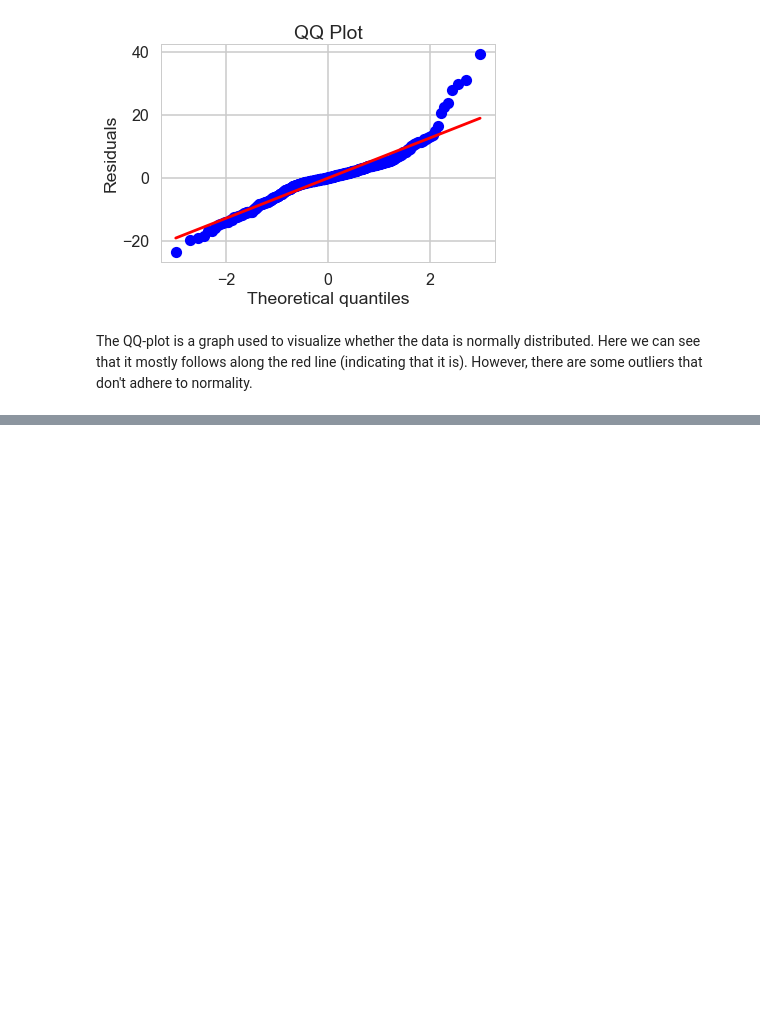
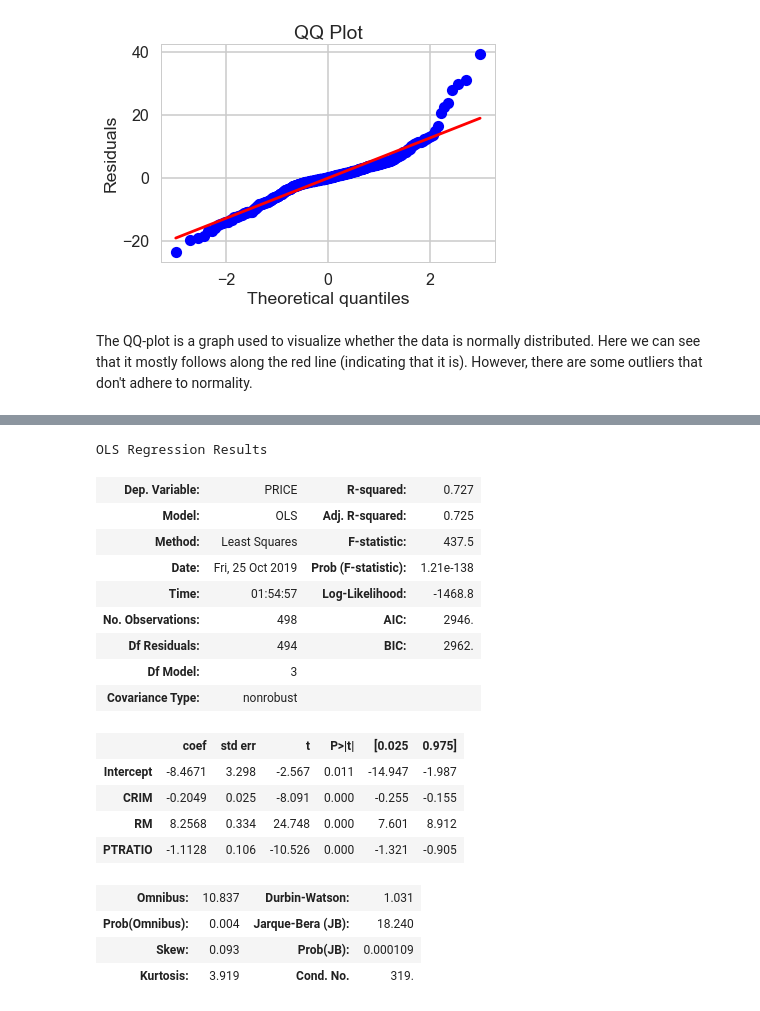
Before and after one commit to cisco3775/Linear-Regression-Using-Boston-Housing-Data-Set, a Jupyter notebook: Mini_Project_Linear_Regression.ipynb, the cells around one changed output, grey strips where cells are left out. Cells and saved outputs as stored; diff of their text form; code cells hidden in the pictures; blank space fills up the shorter version.

```diff
--- a/Mini_Project_Linear_Regression.ipynb
+++ b/Mini_Project_Linear_Regression.ipynb
@@ -842,0 +894,27 @@ The QQ-plot is a graph used to visualize whether the data is normally distribute
+# %%
+# Remove the outliers and high leverage points
+bos2 = bos.drop([364,365,367,368,369,370,371,372], axis=0)
+# %%
+# Running the regression again
+mult_vars2 = ols('PRICE ~ CRIM + RM + PTRATIO',bos2).fit()
+mult_vars2.summary()
+# %% [output]
+OLS Regression Results
+| Dep. Variable: | PRICE | R-squared: | 0.727 |
+| Model: | OLS | Adj. R-squared: | 0.725 |
+| Method: | Least Squares | F-statistic: | 437.5 |
+| Date: | Fri, 25 Oct 2019 | Prob (F-statistic): | 1.21e-138 |
+| Time: | 01:54:57 | Log-Likelihood: | -1468.8 |
+| No. Observations: | 498 | AIC: | 2946. |
+| Df Residuals: | 494 | BIC: | 2962. |
+| Df Model: | 3 |  |  |
+| Covariance Type: | nonrobust |  |  |
+|  | coef | std err | t | P>|t| | [0.025 | 0.975] |
+| Intercept | -8.4671 | 3.298 | -2.567 | 0.011 | -14.947 | -1.987 |
+| CRIM | -0.2049 | 0.025 | -8.091 | 0.000 | -0.255 | -0.155 |
+| RM | 8.2568 | 0.334 | 24.748 | 0.000 | 7.601 | 8.912 |
+| PTRATIO | -1.1128 | 0.106 | -10.526 | 0.000 | -1.321 | -0.905 |
+| Omnibus: | 10.837 | Durbin-Watson: | 1.031 |
+| Prob(Omnibus): | 0.004 | Jarque-Bera (JB): | 18.240 |
+| Skew: | 0.093 | Prob(JB): | 0.000109 |
+| Kurtosis: | 3.919 | Cond. No. | 319. |
```
Also changed, not shown: parts of 13 cells of this notebook.
